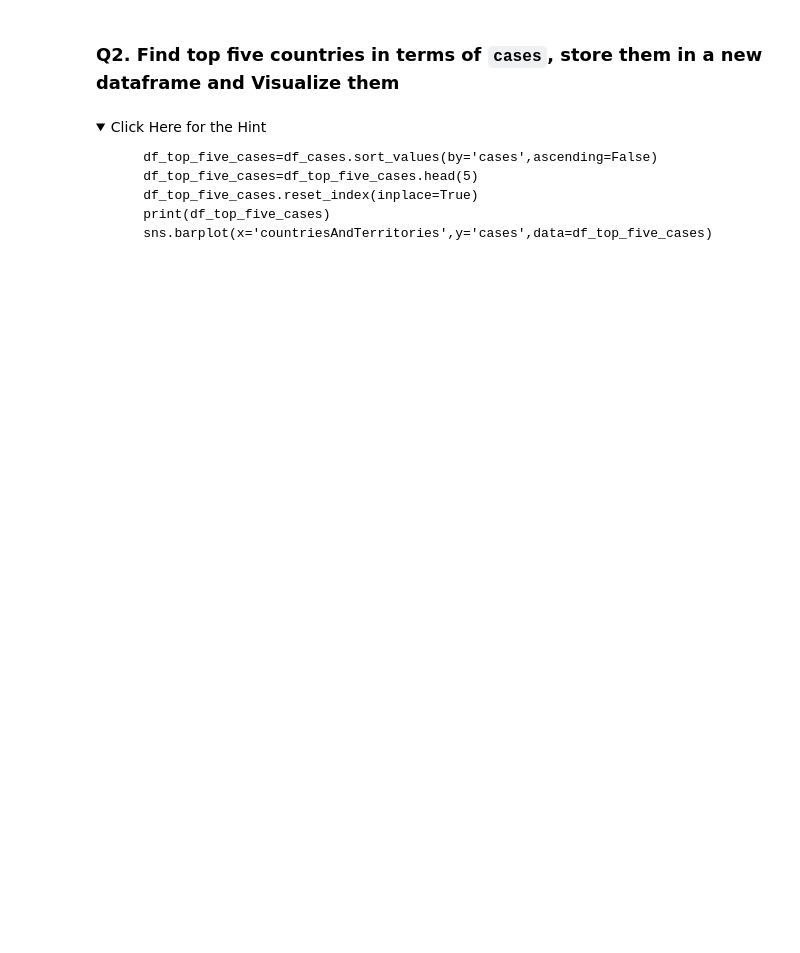
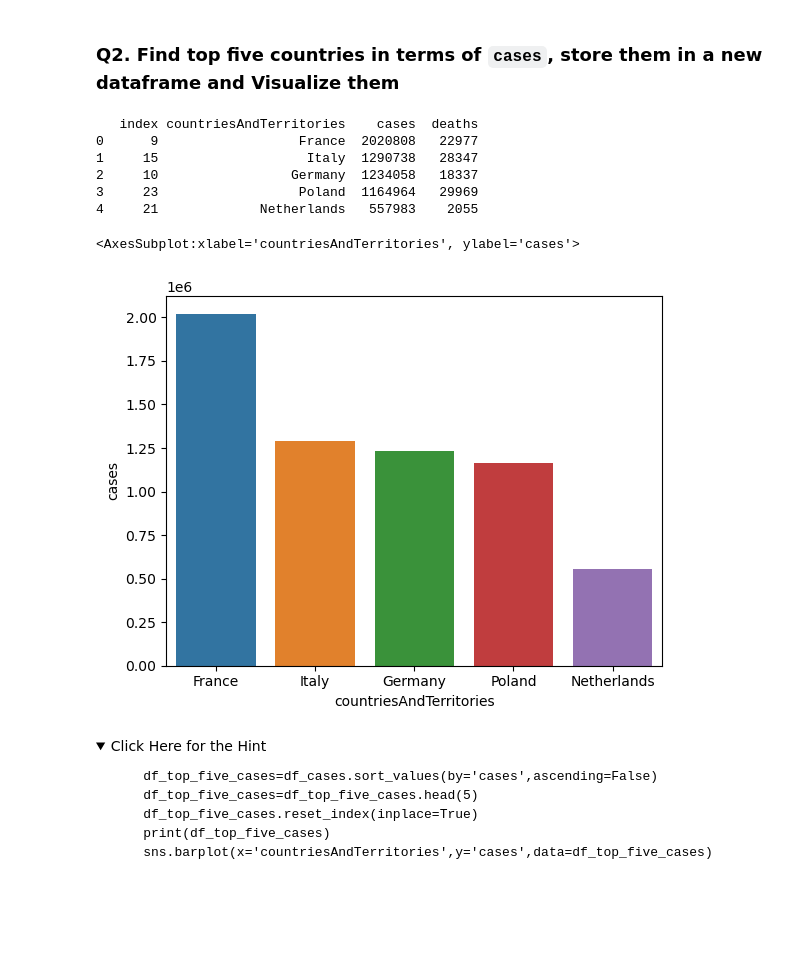
Before and after one commit to Aneeta098/Analysis-files, a Jupyter notebook: Covid_Student_File.ipynb, the cells around one changed output. Drawn from its saved outputs; the diff is of its cells as text; code cells hidden in the pictures; folded sections open; blank space fills up the shorter version.

```diff
--- a/Covid_Student_File.ipynb
+++ b/Covid_Student_File.ipynb
@@ -16,7 +16,7 @@ import seaborn as sns
 # %%
 # Read the data set using read_csv function
 
-df=pd.read_csv("")
+df=pd.read_csv("Covid_19_cases.xls")
 # %% [markdown]
 ### Get glimpse of data
 # %%
@@ -24,3 +31,5 @@ df.head()
 # %%
 # consider the columns 'cases', 'deaths', 'countriesAndTerritories' and prepare a new dataframe
 # Write your code here
+df_new=df[['cases', 'deaths','countriesAndTerritories']]
+df_new.head()
@@ -47,0 +75,7 @@ df.head()
+# %%
+# Write your code here
+grouped=df_new.groupby('countriesAndTerritories')
+grouped.head()
+
+total= grouped.sum().reset_index()
+total.head(10)
@@ -52,3 +96,20 @@ df.head()
+# %%
+# Write your code here
+
+df_top_five_cases=total.sort_values(by='cases',ascending=False)
+df_top_five_cases=df_top_five_cases.head(5)
+df_top_five_cases.reset_index(inplace=True)
+print(df_top_five_cases)
+sns.barplot(x='countriesAndTerritories',y='cases',data=df_top_five_cases)
+# %% [output]
+   index countriesAndTerritories    cases  deaths
+0      9                  France  2020808   22977
+1     15                   Italy  1290738   28347
+2     10                 Germany  1234058   18337
+3     23                  Poland  1164964   29969
+4     21             Netherlands   557983    2055
+<AxesSubplot:xlabel='countriesAndTerritories', ylabel='cases'>
+[figure, added]
 # %% [markdown]
 <details><summary>Click Here for the Hint</summary>
 
```
Also changed, not shown: parts of 13 cells of this notebook, 3 other files.
